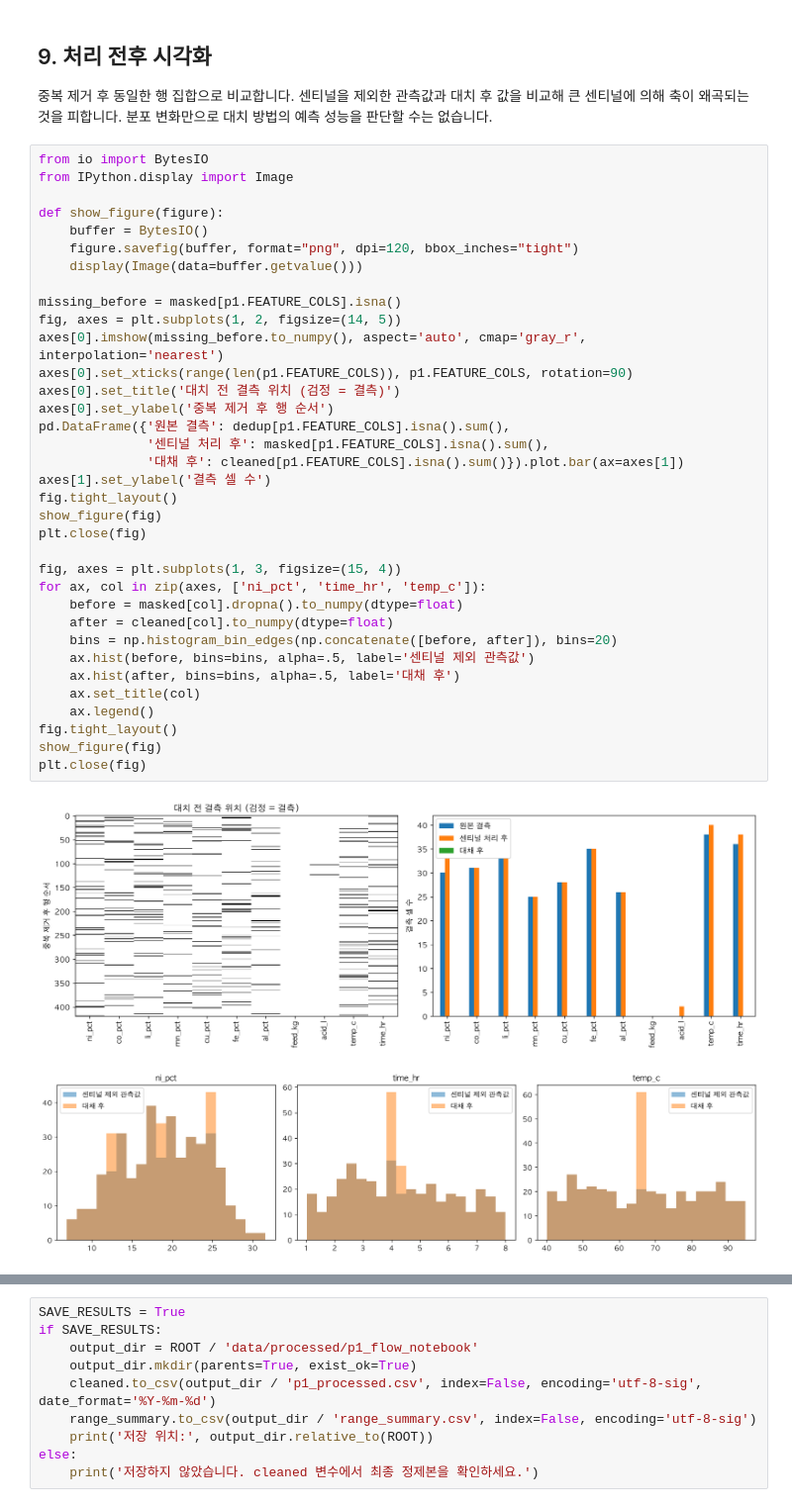
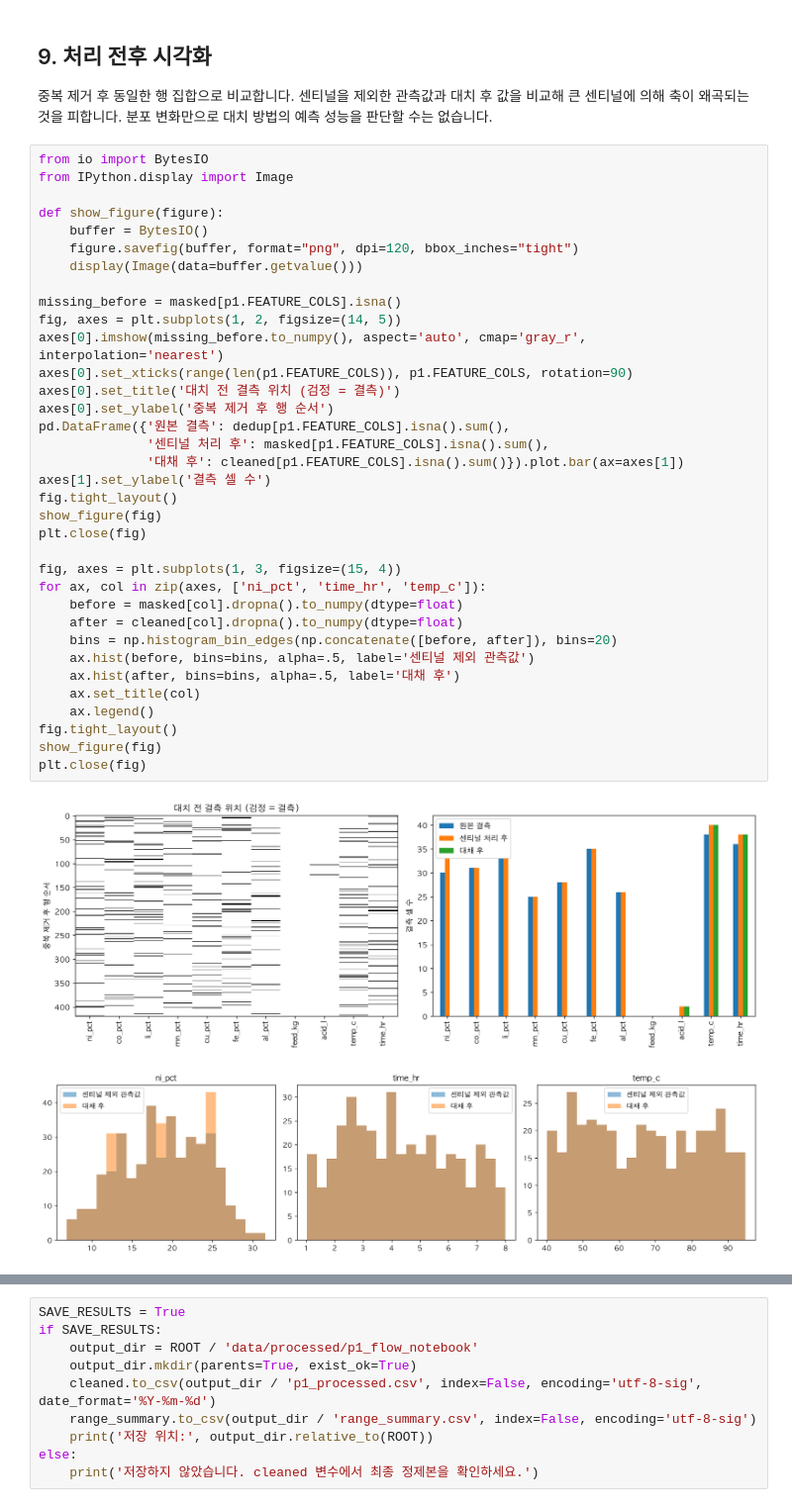
Before and after one commit to McGiill/Metal_Recovery_Optimizer, a Jupyter notebook: notebooks/01_p1_preprocessing_flow.ipynb, the cells around one changed output, grey strips where cells are left out. Shown at 99% size. Saved outputs shown, nothing was run; the diff lists cells and outputs as text.

```diff
--- a/notebooks/01_p1_preprocessing_flow.ipynb
+++ b/notebooks/01_p1_preprocessing_flow.ipynb
@@ -351,35 +355,35 @@ def show_figure(figure):
     buffer = BytesIO()
     figure.savefig(buffer, format="png", dpi=120, bbox_inches="tight")
     display(Image(data=buffer.getvalue()))
 
 missing_before = masked[p1.FEATURE_COLS].isna()
 fig, axes = plt.subplots(1, 2, figsize=(14, 5))
 axes[0].imshow(missing_before.to_numpy(), aspect='auto', cmap='gray_r', interpolation='nearest')
 axes[0].set_xticks(range(len(p1.FEATURE_COLS)), p1.FEATURE_COLS, rotation=90)
 axes[0].set_title('대치 전 결측 위치 (검정 = 결측)')
 axes[0].set_ylabel('중복 제거 후 행 순서')
 pd.DataFrame({'원본 결측': dedup[p1.FEATURE_COLS].isna().sum(),
               '센티널 처리 후': masked[p1.FEATURE_COLS].isna().sum(),
               '대채 후': cleaned[p1.FEATURE_COLS].isna().sum()}).plot.bar(ax=axes[1])
 axes[1].set_ylabel('결측 셀 수')
 fig.tight_layout()
 show_figure(fig)
 plt.close(fig)
 
 fig, axes = plt.subplots(1, 3, figsize=(15, 4))
 for ax, col in zip(axes, ['ni_pct', 'time_hr', 'temp_c']):
     before = masked[col].dropna().to_numpy(dtype=float)
-    after = cleaned[col].to_numpy(dtype=float)
+    after = cleaned[col].dropna().to_numpy(dtype=float)
     bins = np.histogram_bin_edges(np.concatenate([before, after]), bins=20)
     ax.hist(before, bins=bins, alpha=.5, label='센티널 제외 관측값')
     ax.hist(after, bins=bins, alpha=.5, label='대채 후')
     ax.set_title(col)
     ax.legend()
 fig.tight_layout()
 show_figure(fig)
 plt.close(fig)
 # %% [output]
-[figure, old version]
+[figure, new version]
-[figure, old version]
+[figure, new version]
 # %% [markdown]
 ## 10. P2로 전달 및 결과 저장
```
Also changed, not shown: parts of 6 cells of this notebook, 11 other files.
